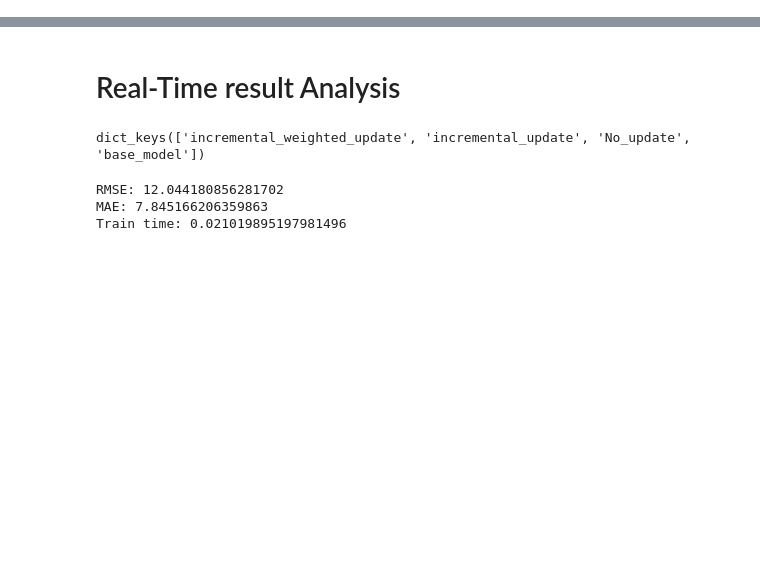
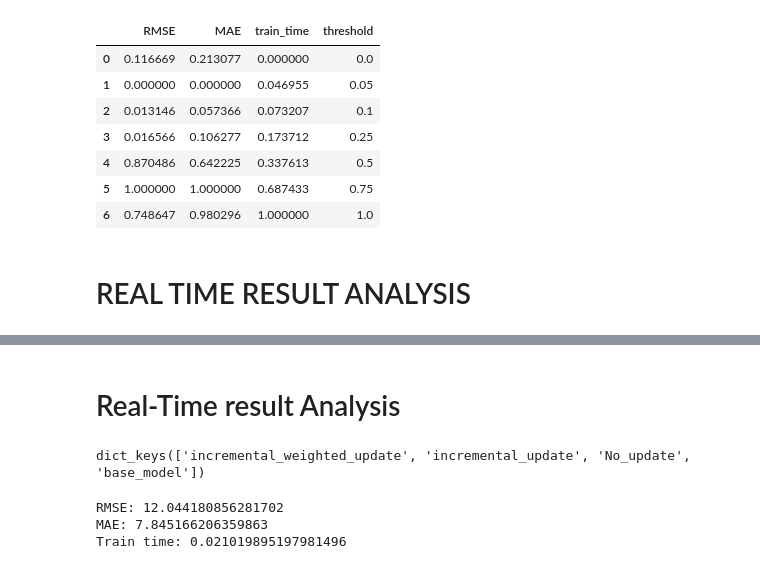
Before and after one commit to himanshudce/OWRI, a Jupyter notebook: notebooks/result_analysis.ipynb, the cells around one changed output, grey strips where cells are left out. Cells and saved outputs as stored; diff of their text form; code cells hidden in the pictures; blank space fills up the shorter version.

```diff
--- a/notebooks/result_analysis.ipynb
+++ b/notebooks/result_analysis.ipynb
@@ -32,0 +172,16 @@ warnings.filterwarnings('ignore')
+# %%
+# normalize dataframe
+df_min_max_scaled = df.copy()
+# apply normalization techniques
+for column in df_min_max_scaled.columns[:-1]:
+    df_min_max_scaled[column] = (df_min_max_scaled[column] - df_min_max_scaled[column].min()) / (df_min_max_scaled[column].max() - df_min_max_scaled[column].min())
+df_min_max_scaled
+# %% [output]
+|  | RMSE | MAE | train_time | threshold |
+| 0 | 0.116669 | 0.213077 | 0.000000 | 0.0 |
+| 1 | 0.000000 | 0.000000 | 0.046955 | 0.05 |
+| 2 | 0.013146 | 0.057366 | 0.073207 | 0.1 |
+| 3 | 0.016566 | 0.106277 | 0.173712 | 0.25 |
+| 4 | 0.870486 | 0.642225 | 0.337613 | 0.5 |
+| 5 | 1.000000 | 1.000000 | 0.687433 | 0.75 |
+| 6 | 0.748647 | 0.980296 | 1.000000 | 1.0 |
@@ -32,0 +191,2 @@ warnings.filterwarnings('ignore')
+# %% [markdown]
+# REAL TIME RESULT ANALYSIS
```
Also changed, not shown: parts of 48 cells of this notebook, 4 other files.
